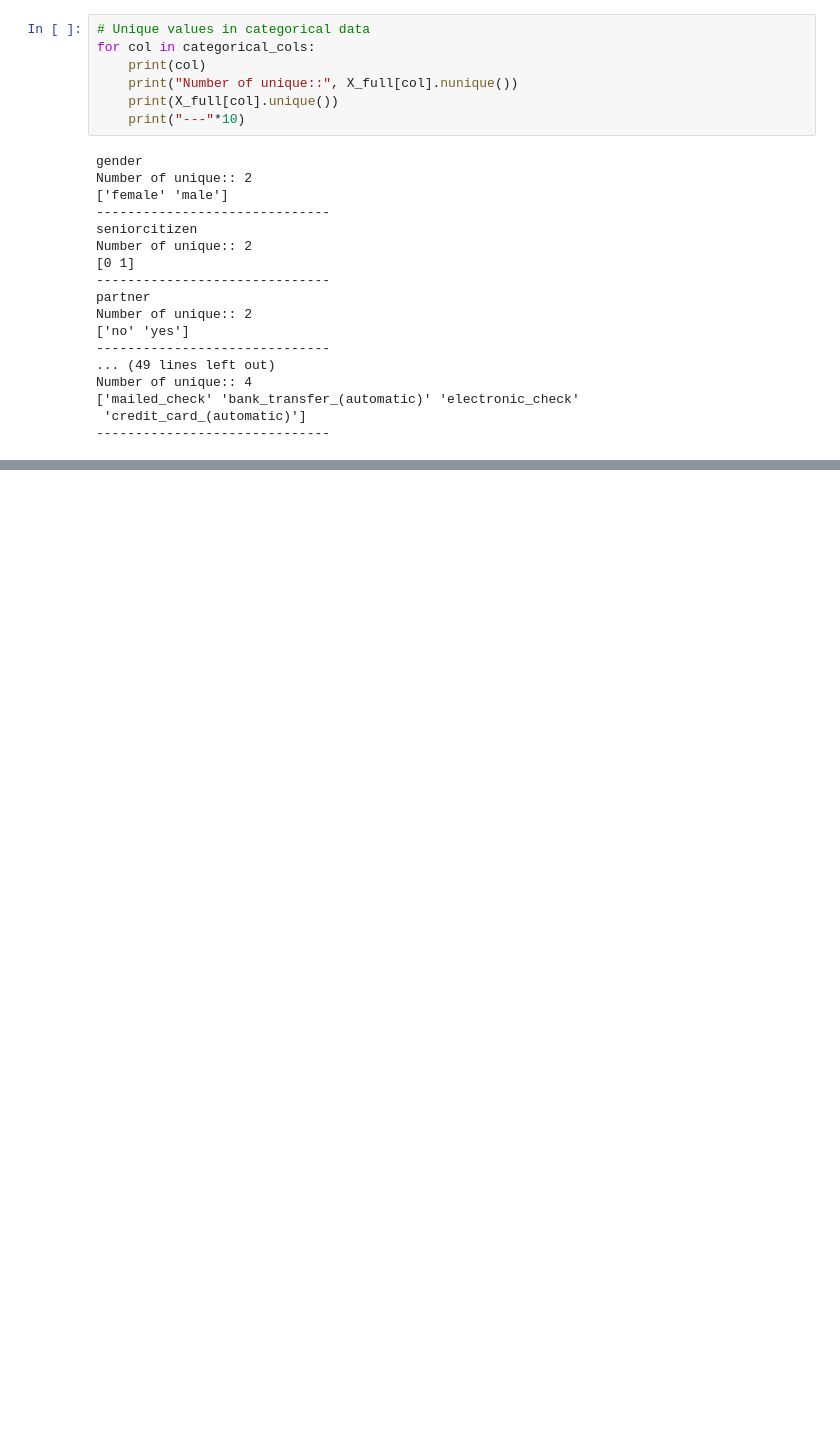
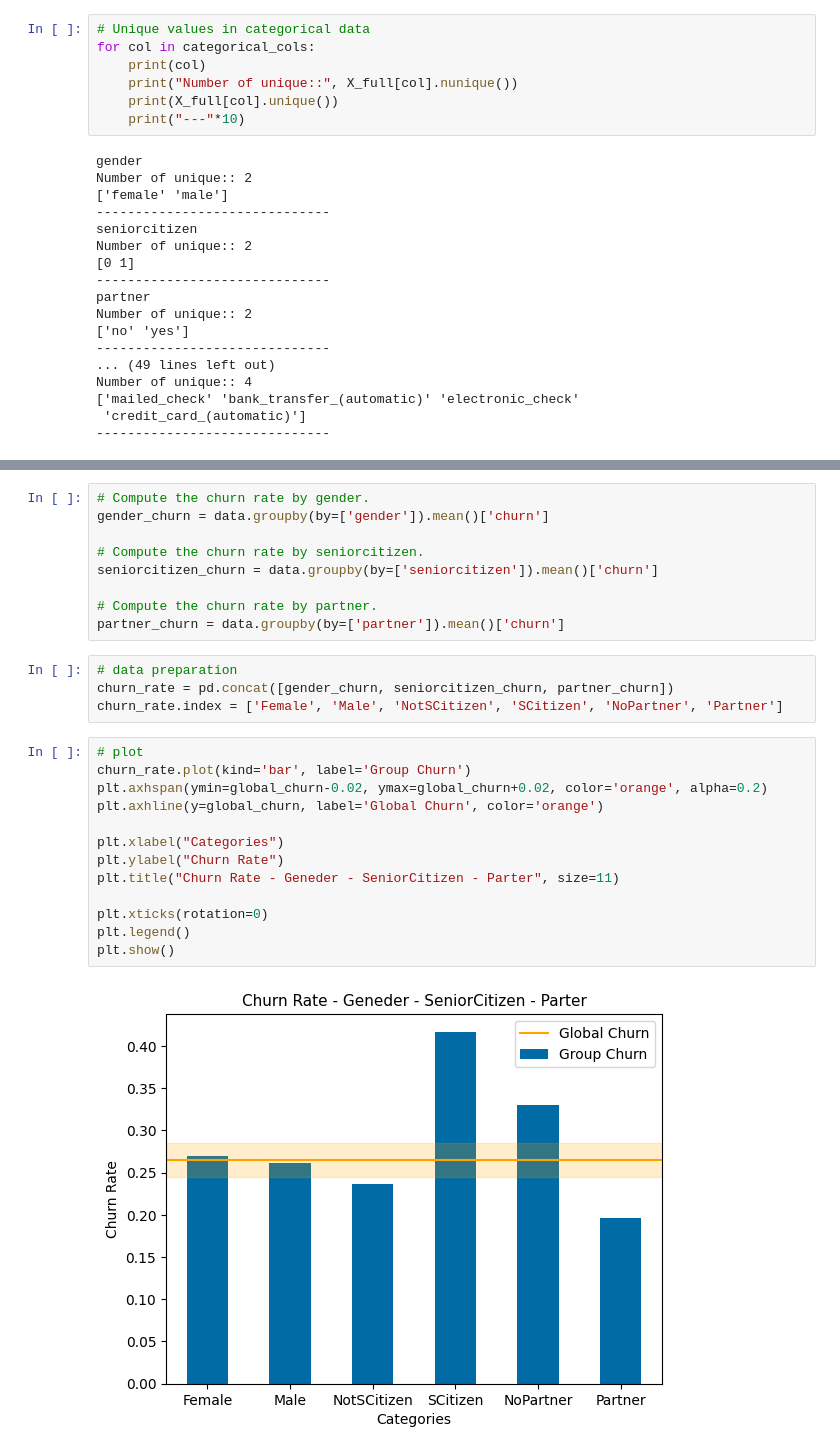
Before and after one commit to madhuri-15/mlbookcamp-homeworks, a Jupyter notebook: Week3-Classification/Project/ChurnPrediction.ipynb, the cells around one changed output, grey strips where cells are left out. Drawn from its saved outputs; the diff is of its cells as text; blank space fills up the shorter version.

```diff
--- a/Week3-Classification/Project/ChurnPrediction.ipynb
+++ b/Week3-Classification/Project/ChurnPrediction.ipynb
@@ -217,0 +227,28 @@ Number of unique:: 4
+# %%
+# Compute the churn rate by gender.
+gender_churn = data.groupby(by=['gender']).mean()['churn']
+
+# Compute the churn rate by seniorcitizen.
+seniorcitizen_churn = data.groupby(by=['seniorcitizen']).mean()['churn']
+
+# Compute the churn rate by partner.
+partner_churn = data.groupby(by=['partner']).mean()['churn']
+# %%
+# data preparation
+churn_rate = pd.concat([gender_churn, seniorcitizen_churn, partner_churn])
+churn_rate.index = ['Female', 'Male', 'NotSCitizen', 'SCitizen', 'NoPartner', 'Partner']
+# %%
+# plot
+churn_rate.plot(kind='bar', label='Group Churn')
+plt.axhspan(ymin=global_churn-0.02, ymax=global_churn+0.02, color='orange', alpha=0.2)
+plt.axhline(y=global_churn, label='Global Churn', color='orange')
+
+plt.xlabel("Categories")
+plt.ylabel("Churn Rate")
+plt.title("Churn Rate - Geneder - SeniorCitizen - Parter", size=11)
+
+plt.xticks(rotation=0)
+plt.legend()
+plt.show()
+# %% [output]
+[figure, added]
```
Also changed, not shown: parts of 10 cells of this notebook.
